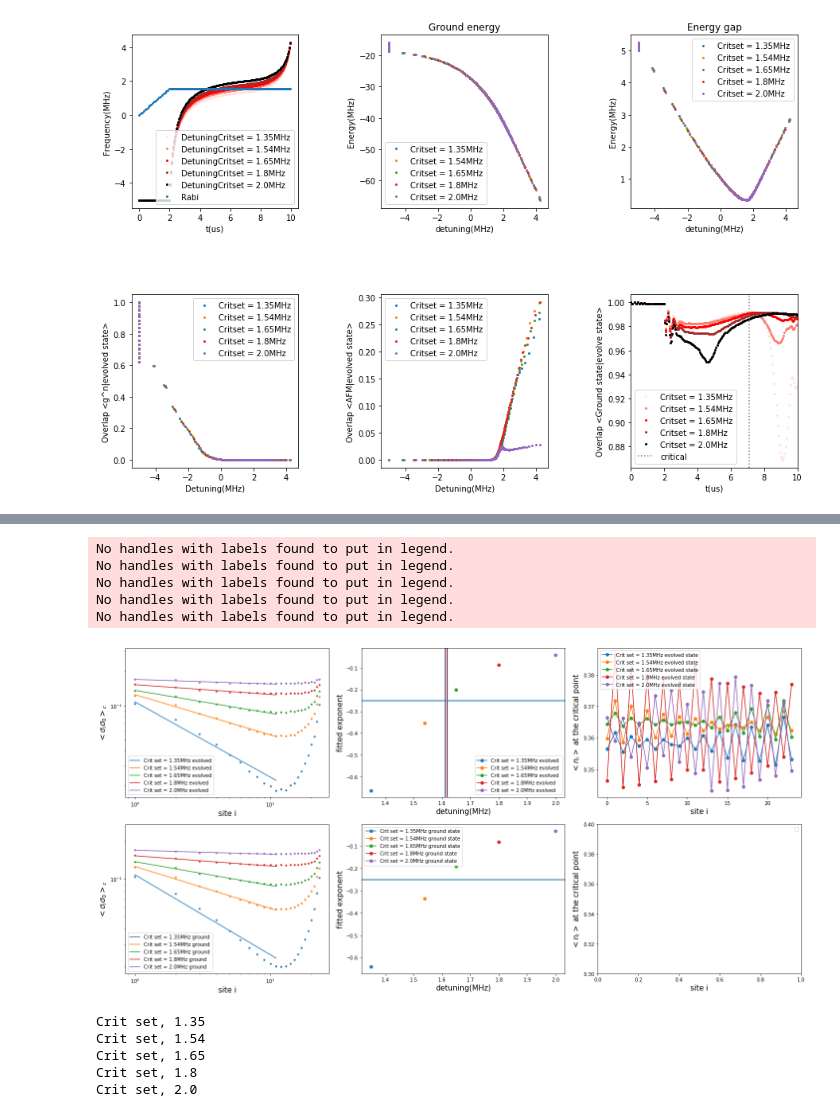
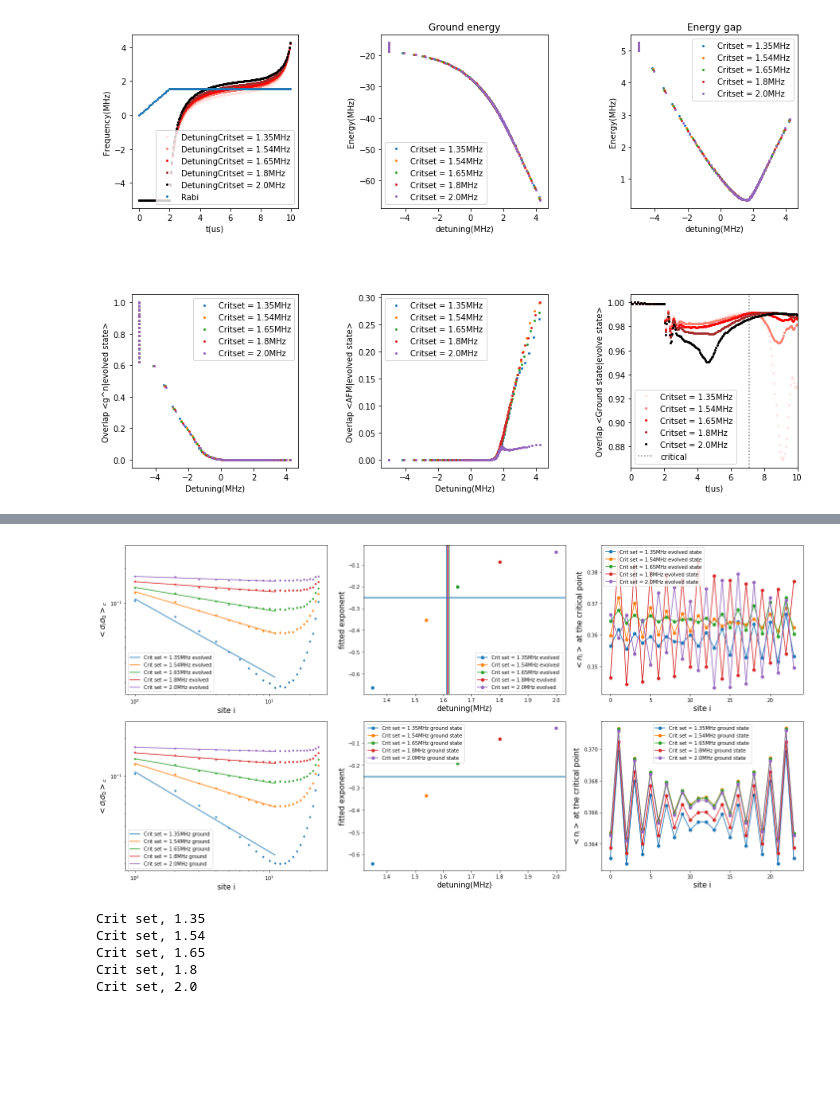
Before and after one commit to nacs-lab/yw-data, a Jupyter notebook: error_analysis/MURI-data-sim-intspread.ipynb, the cells around one changed output, grey strips where cells are left out. Drawn from its saved outputs; the diff is of its cells as text; code cells hidden in the pictures; blank space fills up the shorter version.

```diff
--- a/error_analysis/MURI-data-sim-intspread.ipynb
+++ b/error_analysis/MURI-data-sim-intspread.ipynb
@@ -54,7 +54,7 @@ for i in range(len(data)):
 selected_data = sorted(selected_data, key=lambda selected_data: selected_data['params']['Delta_crit'])   # sort by age
 
 N = []
-t =http://localhost:8888/notebooks/Rydberg%20simulation/error_analysis/MURI-data-sim-intspread.ipynb# []
+t = []
 detuning = []
 rabi = []
 E = []
@@ -285,7 +285,7 @@ for i_n,i in enumerate(range(len(N))):
 
     ax[0,2].plot(np.arange(0,N[i]),z_list[i][crit_id_list[i]],color='C%d'%i_n,label= label0+' evolved state',marker = 'o')
 
-  #  ax[1,2].plot(np.arange(0,N[i]),zg_list[i][crit_id_list[i]],color='C%d'%i_n,label= label0+' ground state',marker = 'o')
+    ax[1,2].plot(np.arange(0,N[i]),zg_list[i][crit_id_list[i]],color='C%d'%i_n,label= label0+' ground state',marker = 'o')
 
 
 
@@ -301,40 +301,35 @@ for i_n,i in enumerate(range(len(N))):
     ax[1,1].set_ylabel('fitted exponent',fontsize = fs)
     ax[1,1].legend()
     exponent_list.append(exponent)
     ax[0,0].set_xlabel('site i',fontsize = fs)
     ax[0,0].set_ylabel('$<\sigma_i\sigma_0>_c$',fontsize = fs)
     ax[1,0].legend()
 
    #ax[0,2].set_ylim([0.3,0.4])
     ax[0,2].set_xlabel('site i',fontsize = fs)
     ax[0,2].set_ylabel('$<n_i>$ at the critical point',fontsize = fs)
     ax[0,2].legend()
 
     exponent_g_list.append(exponent_g)
     ax[1,0].set_xlabel('site i',fontsize = fs)
     ax[1,0].set_ylabel('$<\sigma_i\sigma_0>_c$',fontsize = fs)
 
-    ax[1,2].set_ylim([0.3,0.4])
+    #ax[1,2].set_ylim([0.3,0.4])
     ax[1,2].set_xlabel('site i',fontsize = fs)
     ax[1,2].set_ylabel('$<n_i>$ at the critical point',fontsize = fs)
     ax[1,2].legend()
 
     ax[0,0].set_xscale('log')
     ax[0,0].set_yscale('log')
     ax[1,0].set_xscale('log')
     ax[1,0].set_yscale('log')
     fig.tight_layout()
  #   plt.suptitle('ground state',fontsize=fs,x=0.53,y=1.05)
 
 # print('Correlatorof the evolved state'+ str(np.round(sigma2,5)))
 # print('Correlator of the ground state'+ str(np.round(sigma2_g,5)
 # %% [output]
-No handles with labels found to put in legend.
-No handles with labels found to put in legend.
-No handles with labels found to put in legend.
-No handles with labels found to put in legend.
-No handles with labels found to put in legend.
-[figure, old version]
+[figure, new version]
 # %%
 Critset_list = []
 params_list = []
```
Also changed, not shown: 5 other files.
